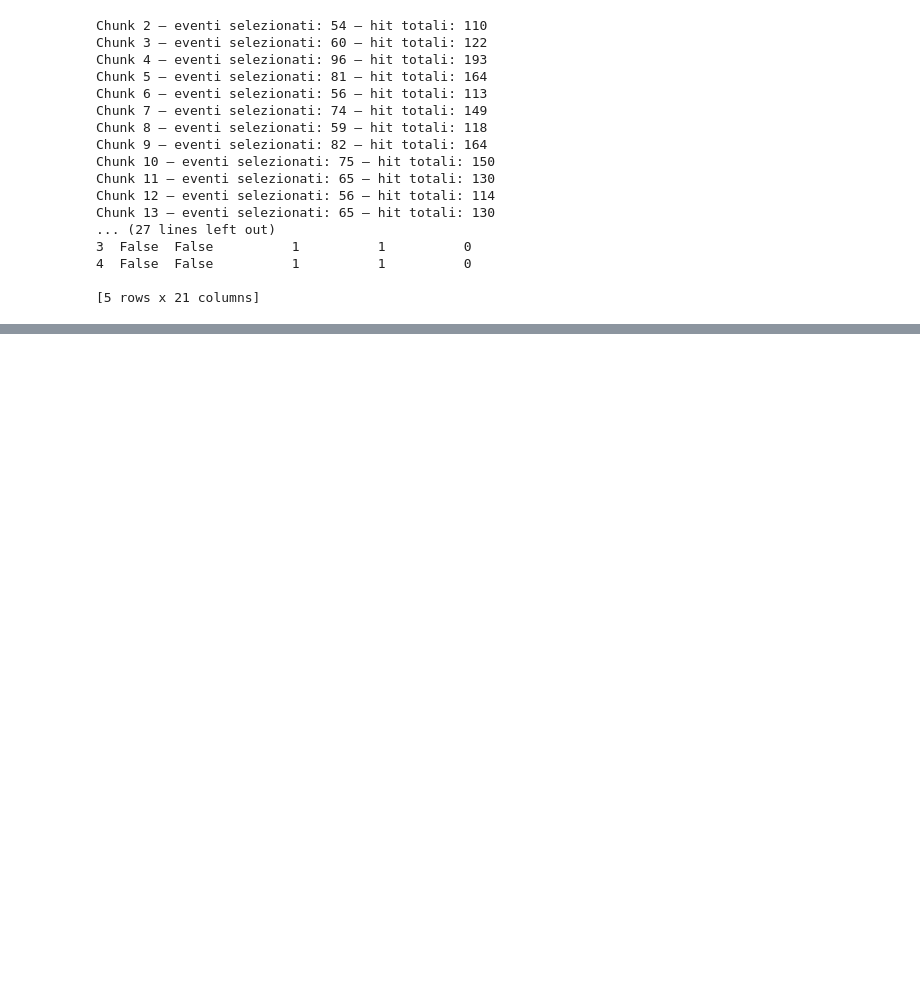
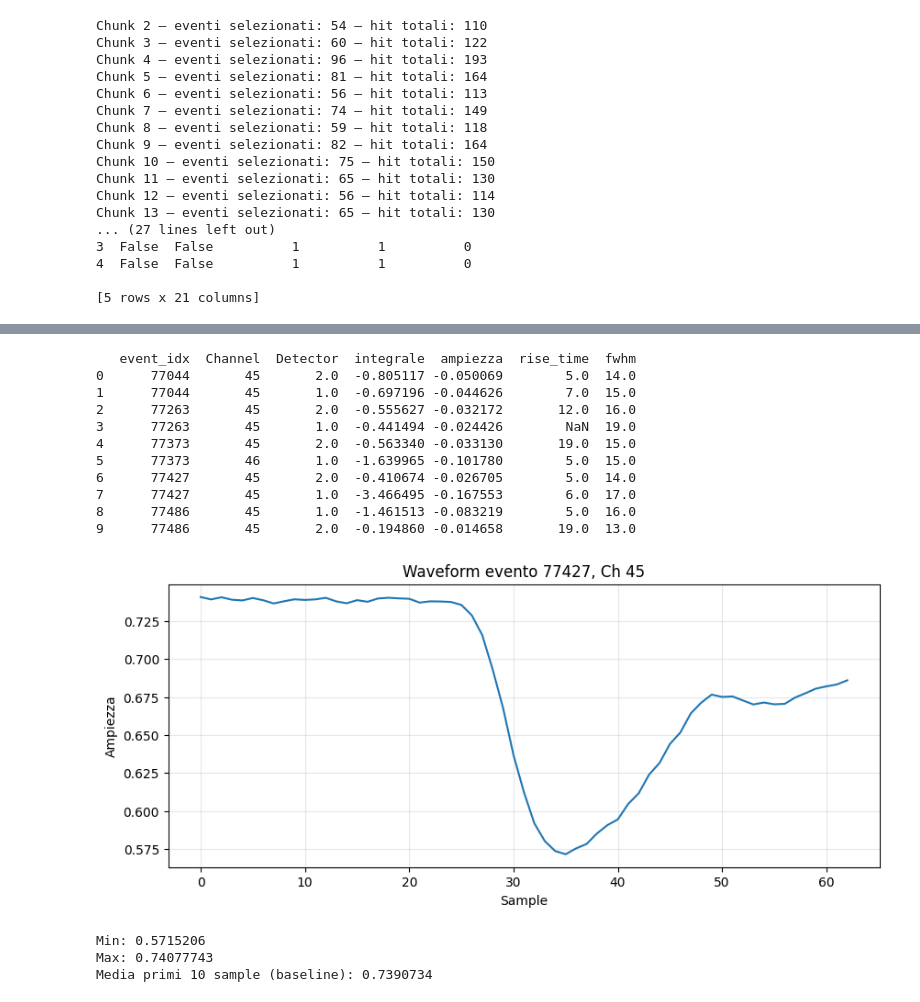
Before and after one commit to annascanu/TestbeamAnalysis, a Jupyter notebook: src/april_26_tb/waveform_analysis_pandas.ipynb, the cells around one changed output, grey strips where cells are left out. Cells and saved outputs as stored; diff of their text form; code cells hidden in the pictures; blank space fills up the shorter version.

```diff
--- a/src/april_26_tb/waveform_analysis_pandas.ipynb
+++ b/src/april_26_tb/waveform_analysis_pandas.ipynb
@@ -245,0 +329,77 @@ Chunk 13 — eventi selezionati: 65 — hit totali: 130
+# %%
+def analizza_waveform(wf, n_baseline=10):
+    """
+    n_baseline = quante sample iniziali usare per stimare la baseline
+    """
+    baseline = np.mean(wf[:n_baseline])
+    wf_corr  = wf - baseline  # segnale centrato a zero
+
+    # --- Picco (minimo perché segnale negativo) ---
+    idx_picco = np.argmin(wf_corr)
+    ampiezza  = np.min(wf_corr)  # valore negativo
+
+    # --- Integrale (carica) ---
+    integrale = np.trapezoid(wf_corr)  # sarà negativo
+
+    # --- Tempo di salita (10% → 90% del picco, andando verso il basso) ---
+    soglia_10 = 0.10 * ampiezza  # es. -10% del minimo
+    soglia_90 = 0.90 * ampiezza  # es. -90% del minimo
+    try:
+        t10 = np.where(wf_corr[:idx_picco] <= soglia_10)[0][0]
+        t90 = np.where(wf_corr[:idx_picco] <= soglia_90)[0][0]
+        rise_time = t90 - t10
+    except IndexError:
+        rise_time = np.nan
+
+    # --- FWHM ---
+    soglia_half = 0.50 * ampiezza
+    try:
+        t_left  = np.where(wf_corr[:idx_picco] <= soglia_half)[0][0]
+        t_right = idx_picco + np.where(wf_corr[idx_picco:] >= soglia_half)[0][0]
+        fwhm = t_right - t_left
+    except IndexError:
+        fwhm = np.nan
+
+    return {
+        'baseline'  : baseline,
+        'integrale' : integrale,
+        'ampiezza'  : ampiezza,
+        'idx_picco' : idx_picco,
+        'rise_time' : rise_time,
+        'fwhm'      : fwhm,
+    }
+
+# Applica a tutto il DataFrame
+features = df['Waveform'].apply(analizza_waveform)
+df_feat  = pd.DataFrame(features.tolist())
+df       = pd.concat([df.reset_index(drop=True), df_feat], axis=1)
+
+print(df[['event_idx', 'Channel', 'Detector', 'integrale', 'ampiezza', 'rise_time', 'fwhm']].head(10))
+
+plt.figure(figsize=(10,4))
+plt.plot(df['Waveform'].iloc[7])  # uso iloc[7] che ha ampiezza più grande
+plt.grid(True, alpha=0.3)
+plt.ylabel("Ampiezza")
+plt.xlabel("Sample")
+plt.title(f"Waveform evento {df['event_idx'].iloc[7]}, Ch {int(df['Channel'].iloc[7])}")
+plt.show()
+
+print("Min:", df['Waveform'].iloc[7].min())
+print("Max:", df['Waveform'].iloc[7].max())
+print("Media primi 10 sample (baseline):", df['Waveform'].iloc[7][:10].mean())
+# %% [output]
+   event_idx  Channel  Detector  integrale  ampiezza  rise_time  fwhm
+0      77044       45       2.0  -0.805117 -0.050069        5.0  14.0
+1      77044       45       1.0  -0.697196 -0.044626        7.0  15.0
+2      77263       45       2.0  -0.555627 -0.032172       12.0  16.0
+3      77263       45       1.0  -0.441494 -0.024426        NaN  19.0
+4      77373       45       2.0  -0.563340 -0.033130       19.0  15.0
+5      77373       46       1.0  -1.639965 -0.101780        5.0  15.0
+6      77427       45       2.0  -0.410674 -0.026705        5.0  14.0
+7      77427       45       1.0  -3.466495 -0.167553        6.0  17.0
+8      77486       45       1.0  -1.461513 -0.083219        5.0  16.0
+9      77486       45       2.0  -0.194860 -0.014658       19.0  13.0
+[figure, added]
+Min: 0.5715206
+Max: 0.74077743
+Media primi 10 sample (baseline): 0.7390734
```
Also changed, not shown: parts of 9 cells of this notebook.
